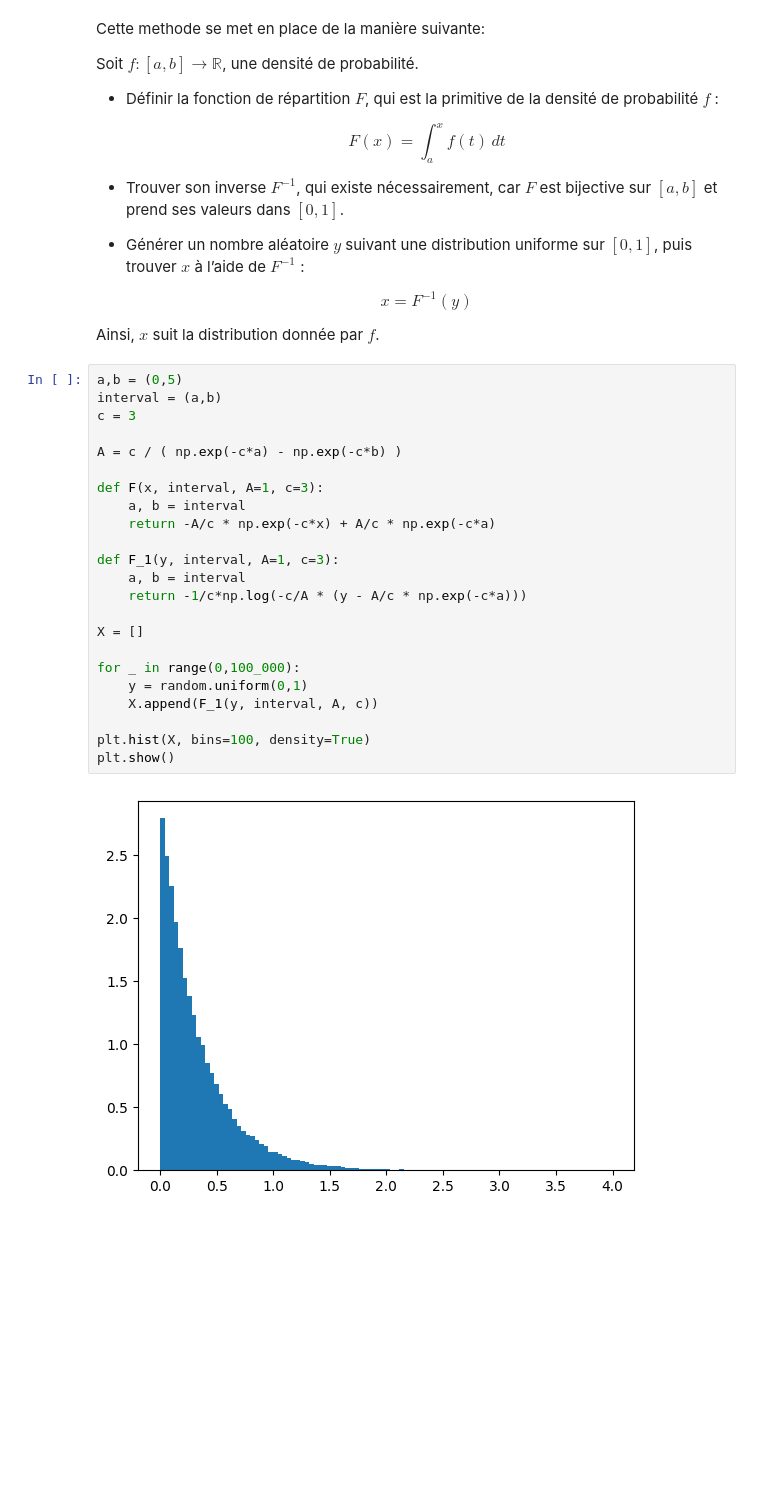
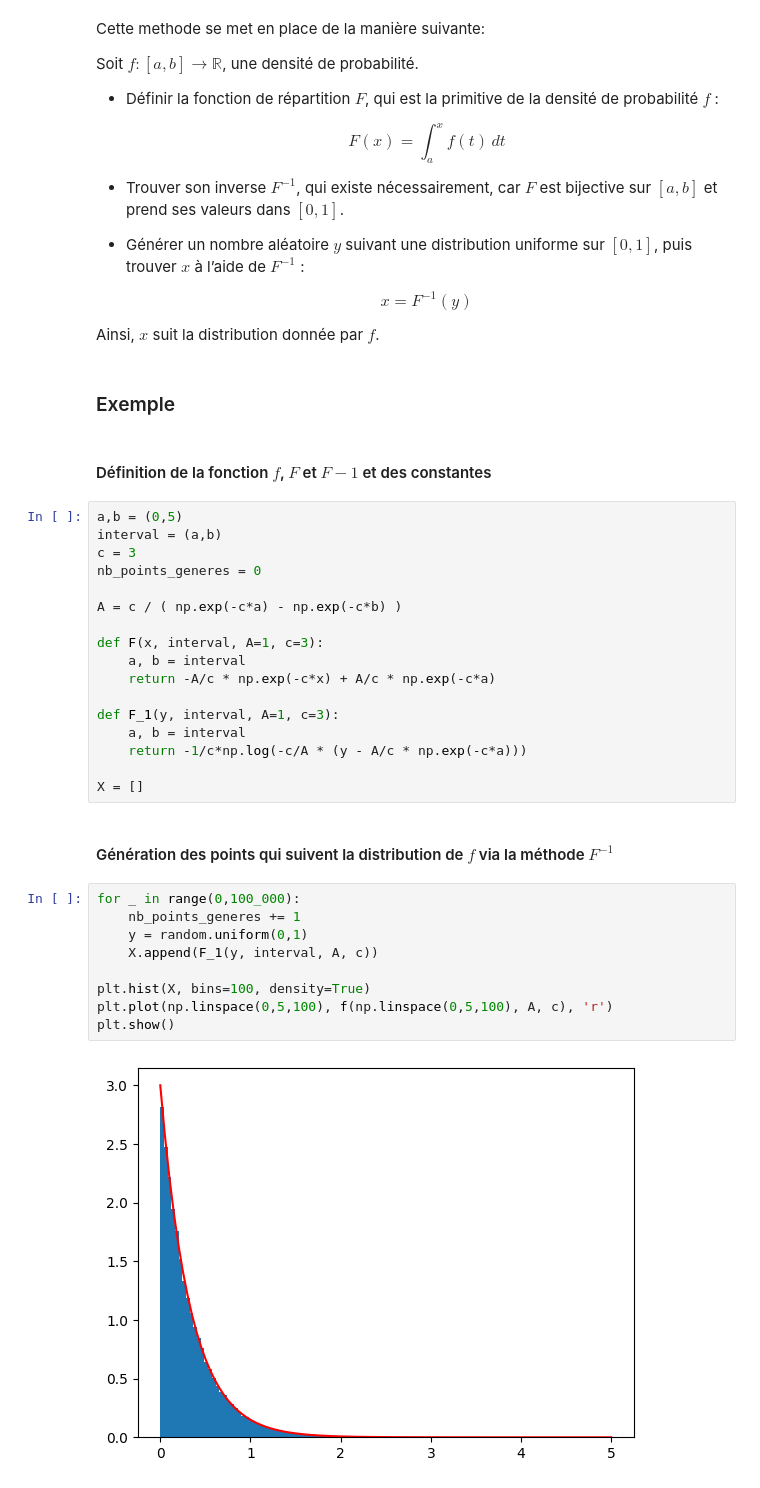
Before and after one commit to ostix360/Machine_Learning_S4, a Jupyter notebook: ToyMC.ipynb, the cells around one changed output. Saved outputs shown, nothing was run; the diff lists cells and outputs as text; blank space fills up the shorter version.

```diff
--- a/ToyMC.ipynb
+++ b/ToyMC.ipynb
@@ -91,10 +134,15 @@ Soit $ f: [a,b] \to \mathbb{R} $, une densité de probabilité.
   $$
 
 Ainsi, $ x $ suit la distribution donnée par $ f $.
+# %% [markdown]
+### Exemple
+# %% [markdown]
+#### Définition de la fonction $f$, $F$ et $F-1$ et des constantes
 # %%
 a,b = (0,5)
 interval = (a,b)
 c = 3
+nb_points_generes = 0
 
 A = c / ( np.exp(-c*a) - np.exp(-c*b) )
 
@@ -107,12 +155,16 @@ def F_1(y, interval, A=1, c=3):
     return -1/c*np.log(-c/A * (y - A/c * np.exp(-c*a)))
 
 X = []
-
-for _ in range(0,100_000):
-    y = random.uniform(0,1)
-    X.append(F_1(y, interval, A, c))
-
-plt.hist(X, bins=100, density=True)
-plt.show()
-# %% [output]
-[figure, removed]
+# %% [markdown]
+#### Génération des points qui suivent la distribution de $f$ via la méthode $F^{-1}$
+# %%
+for _ in range(0,100_000):
+    nb_points_generes += 1
+    y = random.uniform(0,1)
+    X.append(F_1(y, interval, A, c))
+
+plt.hist(X, bins=100, density=True)
+plt.plot(np.linspace(0,5,100), f(np.linspace(0,5,100), A, c), 'r')
+plt.show()
+# %% [output]
+[figure, added]
```
Also changed, not shown: parts of 30 cells of this notebook.
